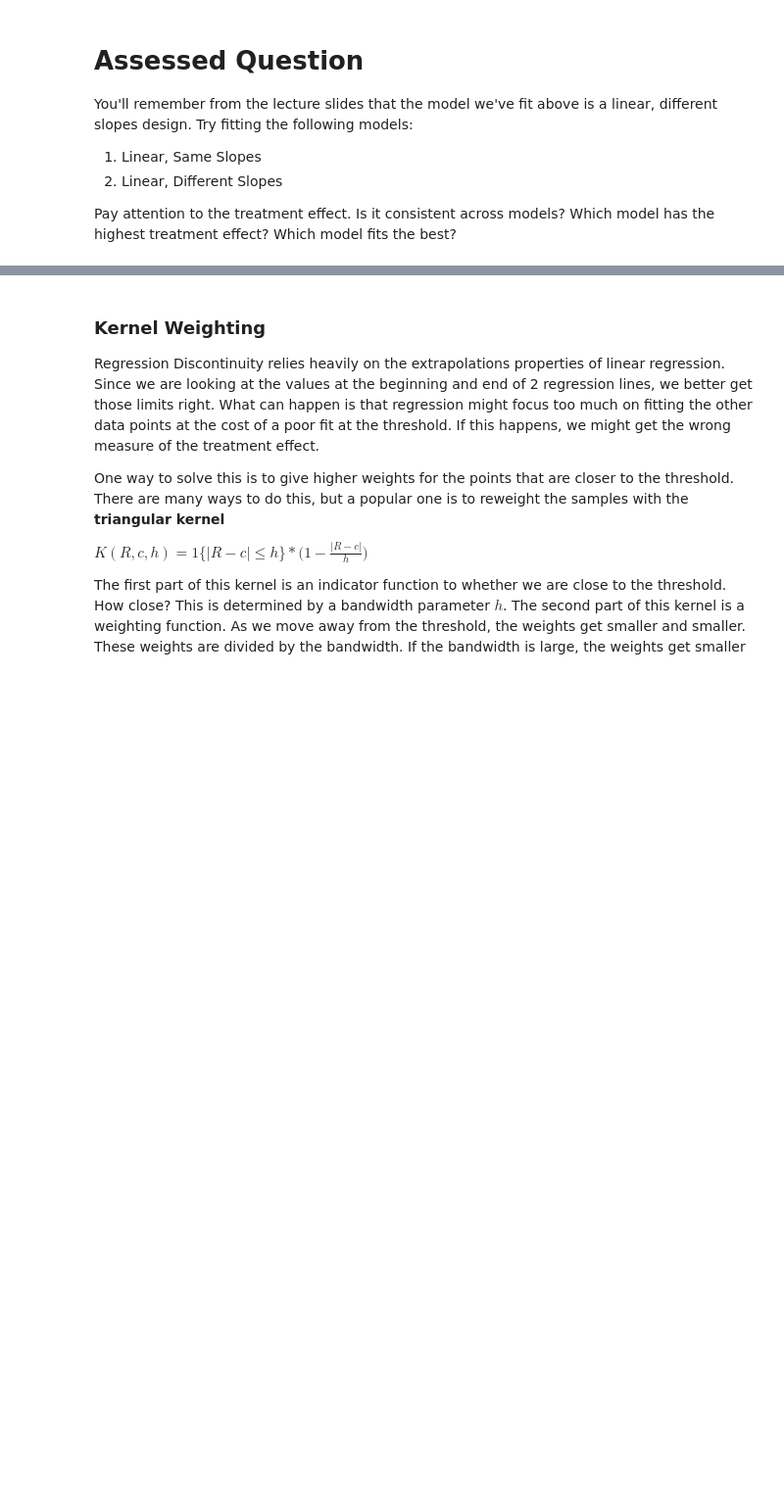
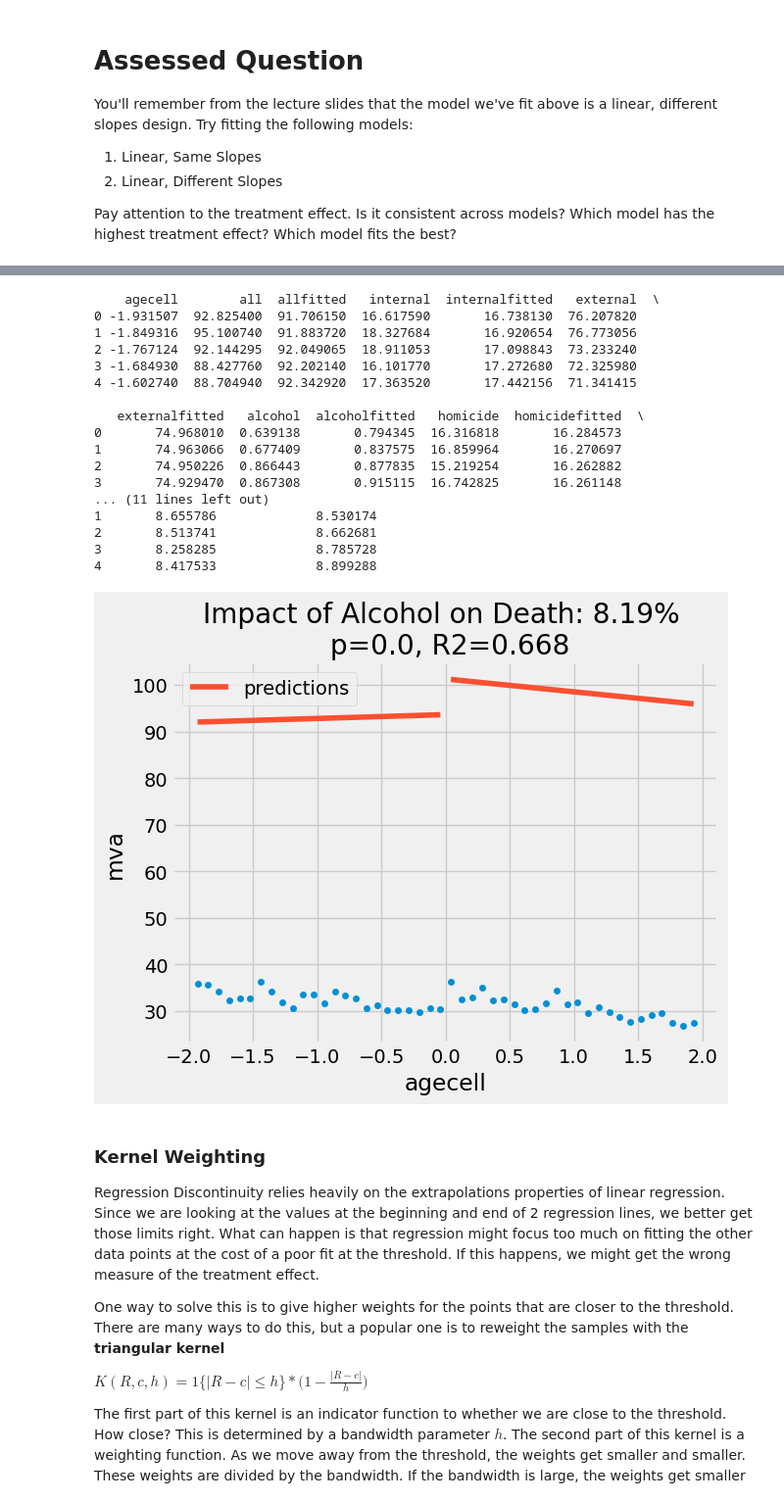
Before and after one commit to emetcalf-vas/QM2, a Jupyter notebook: notebooks/w09_regression_discontinuity.ipynb, the cells around one changed output, grey strips where cells are left out. Shown at 98% size. Cells and saved outputs as stored; diff of their text form; code cells hidden in the pictures; blank space fills up the shorter version.

```diff
--- a/notebooks/w09_regression_discontinuity.ipynb
+++ b/notebooks/w09_regression_discontinuity.ipynb
@@ -249,3 +278,29 @@ Pay attention to the treatment effect. Is it consistent across models? Which mod
+# %%
+print(drinking.head())
+
+ax = drinking.plot.scatter(x="agecell", y="mva", color="C0")
+drinking.assign(predictions=model.fittedvalues).plot(x="agecell", y="predictions", ax=ax, color="C1")
+plt.title(f"Impact of Alcohol on Death: {np.round(ate_pct, 2)}% \n p={np.round(model.pvalues['threshold'], 3)}, R2={np.round(model.rsquared, 3)}")
+plt.show()
+# %% [output]
+    agecell        all  allfitted   internal  internalfitted   external  \
+0 -1.931507  92.825400  91.706150  16.617590       16.738130  76.207820
+1 -1.849316  95.100740  91.883720  18.327684       16.920654  76.773056
+2 -1.767124  92.144295  92.049065  18.911053       17.098843  73.233240
+3 -1.684930  88.427760  92.202140  16.101770       17.272680  72.325980
+4 -1.602740  88.704940  92.342920  17.363520       17.442156  71.341415
+
+   externalfitted   alcohol  alcoholfitted   homicide  homicidefitted  \
+0       74.968010  0.639138       0.794345  16.316818       16.284573
+1       74.963066  0.677409       0.837575  16.859964       16.270697
+2       74.950226  0.866443       0.877835  15.219254       16.262882
+3       74.929470  0.867308       0.915115  16.742825       16.261148
+... (11 lines left out)
+1       8.655786             8.530174
+2       8.513741             8.662681
+3       8.258285             8.785728
+4       8.417533             8.899288
+[figure, added]
 # %% [markdown]
 ### Kernel Weighting
 
```
Also changed, not shown: parts of 11 cells of this notebook.
